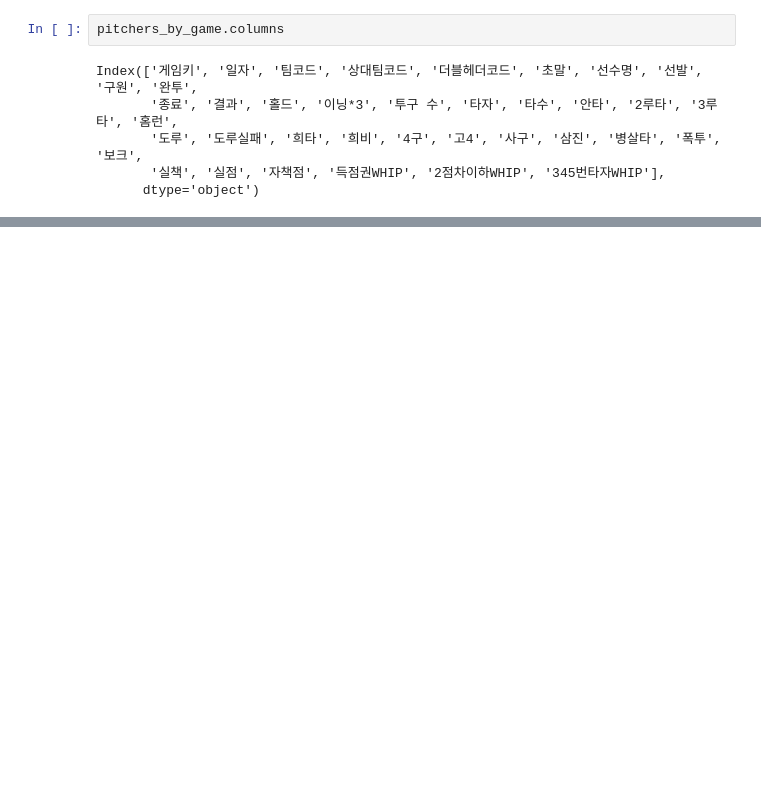
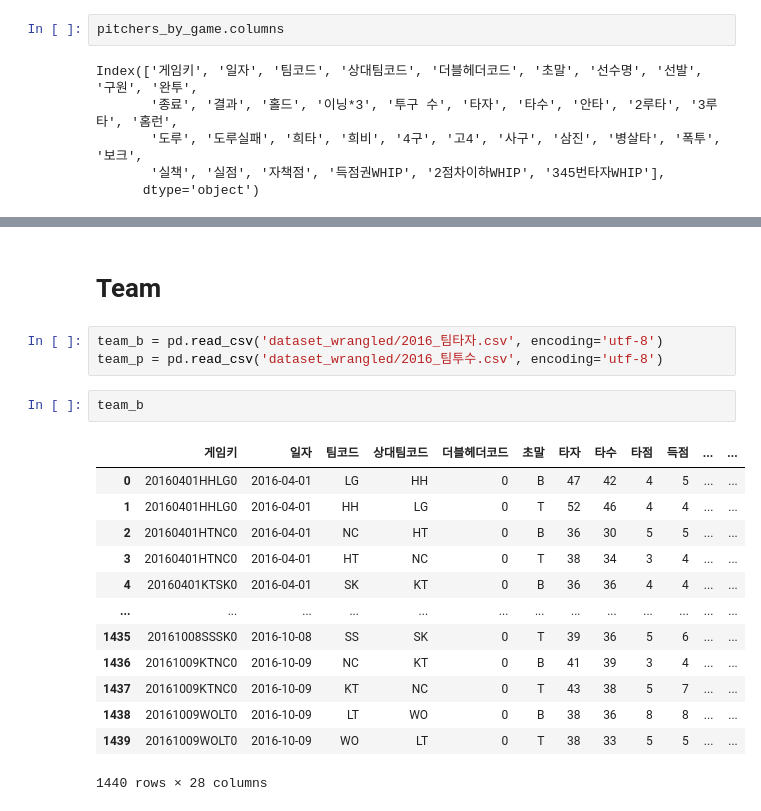
Before and after one commit to gjwlsdnr0115/KBO-predict-model, a Jupyter notebook: data_preprocessing.ipynb, the cells around one changed output, grey strips where cells are left out. Drawn from its saved outputs; the diff is of its cells as text; blank space fills up the shorter version.

```diff
--- a/data_preprocessing.ipynb
+++ b/data_preprocessing.ipynb
@@ -414,0 +412,21 @@ temp
+# %% [markdown]
+# Team
+# %%
+team_b = pd.read_csv('dataset_wrangled/2016_팀타자.csv', encoding='utf-8')
+team_p = pd.read_csv('dataset_wrangled/2016_팀투수.csv', encoding='utf-8')
+# %%
+team_b
+# %% [output]
+|  | 게임키 | 일자 | 팀코드 | 상대팀코드 | 더블헤더코드 | 초말 | 타자 | 타수 | 타점 | 득점 | ... | ... |
+| 0 | 20160401HHLG0 | 2016-04-01 | LG | HH | 0 | B | 47 | 42 | 4 | 5 | ... | ... |
+| 1 | 20160401HHLG0 | 2016-04-01 | HH | LG | 0 | T | 52 | 46 | 4 | 4 | ... | ... |
+| 2 | 20160401HTNC0 | 2016-04-01 | NC | HT | 0 | B | 36 | 30 | 5 | 5 | ... | ... |
+| 3 | 20160401HTNC0 | 2016-04-01 | HT | NC | 0 | T | 38 | 34 | 3 | 4 | ... | ... |
+| 4 | 20160401KTSK0 | 2016-04-01 | SK | KT | 0 | B | 36 | 36 | 4 | 4 | ... | ... |
+| ... | ... | ... | ... | ... | ... | ... | ... | ... | ... | ... | ... | ... |
+| 1435 | 20161008SSSK0 | 2016-10-08 | SS | SK | 0 | T | 39 | 36 | 5 | 6 | ... | ... |
+| 1436 | 20161009KTNC0 | 2016-10-09 | NC | KT | 0 | B | 41 | 39 | 3 | 4 | ... | ... |
+| 1437 | 20161009KTNC0 | 2016-10-09 | KT | NC | 0 | T | 43 | 38 | 5 | 7 | ... | ... |
+| 1438 | 20161009WOLT0 | 2016-10-09 | LT | WO | 0 | B | 38 | 36 | 8 | 8 | ... | ... |
+| 1439 | 20161009WOLT0 | 2016-10-09 | WO | LT | 0 | T | 38 | 33 | 5 | 5 | ... | ... |
+1440 rows × 28 columns
```
Also changed, not shown: parts of 22 cells of this notebook.
